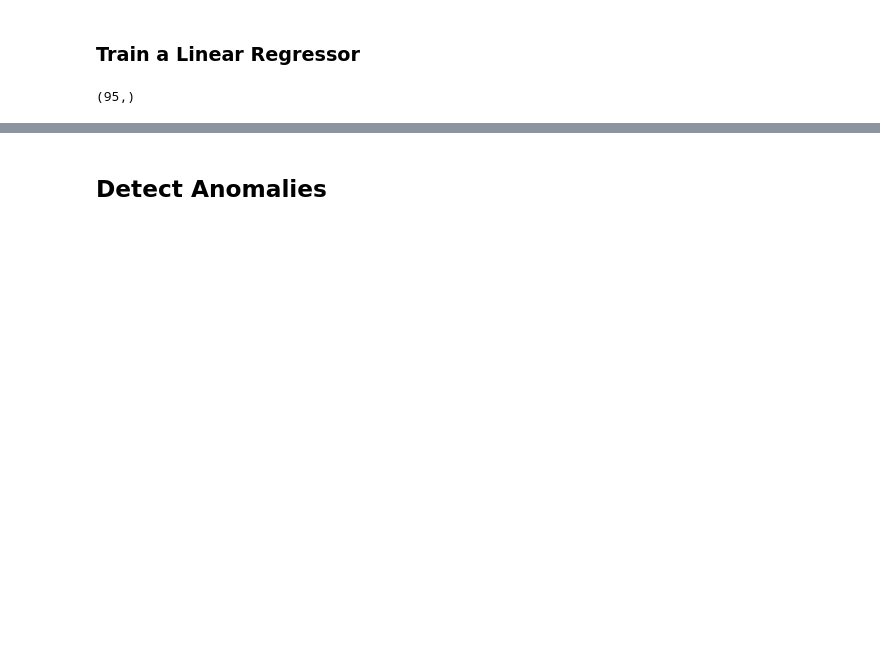
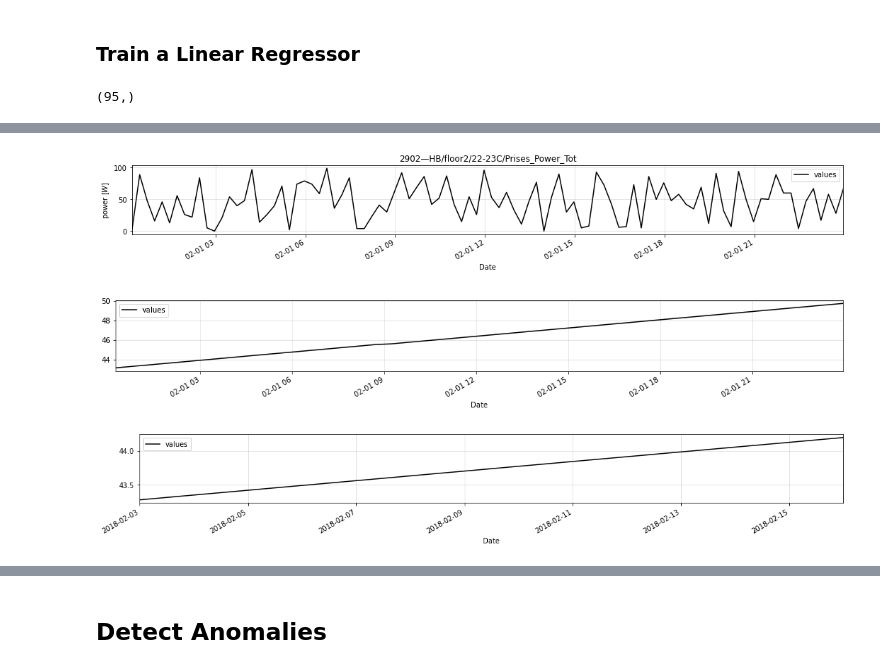
Before and after one commit to timeatlas-dev/timeatlas, a Jupyter notebook: notebooks/scrapbook.ipynb, the cells around one changed output, grey strips where cells are left out. Drawn from its saved outputs; the diff is of its cells as text; code cells hidden in the pictures; blank space fills up the shorter version.

```diff
--- a/notebooks/scrapbook.ipynb
+++ b/notebooks/scrapbook.ipynb
@@ -140,0 +172,8 @@ pts4.plot()
+# %%
+from timeatlas import plots
+
+plots.prediction(ts, pts3)
+# %% [output]
+[figure, added]
+[figure, added]
+[figure, added]
```
Also changed, not shown: parts of 11 cells of this notebook.
